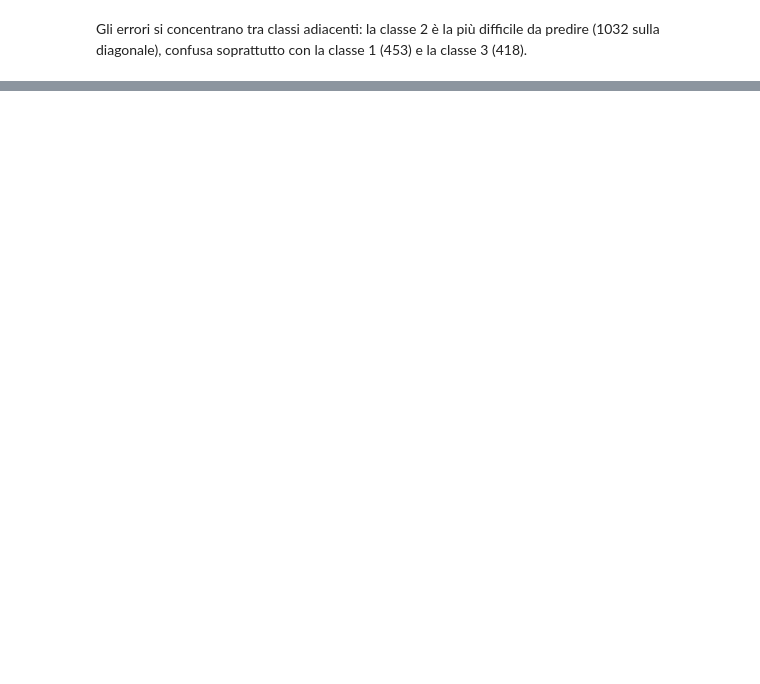
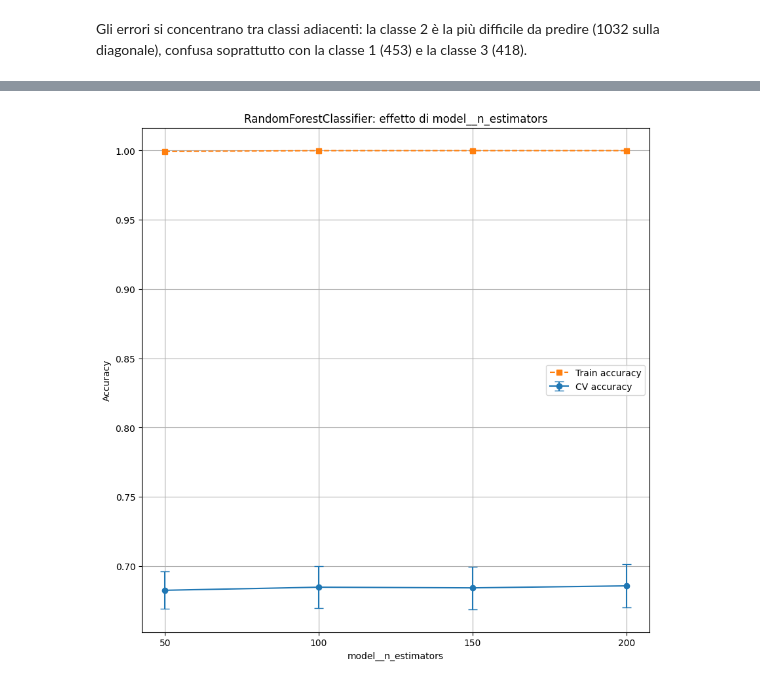
Before and after one commit to iamgiu/Introduzione-al-Data-Science, a Jupyter notebook: Progetto/S6537533_notebook.ipynb, the cells around one changed output, grey strips where cells are left out. Drawn from its saved outputs; the diff is of its cells as text; code cells hidden in the pictures; blank space fills up the shorter version.

```diff
--- a/Progetto/S6537533_notebook.ipynb
+++ b/Progetto/S6537533_notebook.ipynb
@@ -821,0 +842,20 @@ Gli errori si concentrano tra classi adiacenti: la classe 2 è la più difficile
+# %%
+forest_param_grid = {
+    "model__n_estimators": [50, 100, 150,200],
+    "model__max_depth": [5, 10, 15, 20, None],
+    "model__min_samples_leaf": [1, 5, 10]
+}
+
+forest_grid = GridSearchCV(
+    estimator=forest_pipeline,
+    param_grid=forest_param_grid,
+    cv=cv,
+    scoring="accuracy",
+    return_train_score=True
+)
+
+forest_grid.fit(X, y)
+
+print("Migliori parametri RandomForestClassifier:")
+print(forest_grid.best_params_)
+print("Miglior accuracy media in CV:", forest_grid.best_score_)
@@ -821,0 +883,34 @@ Gli errori si concentrano tra classi adiacenti: la classe 2 è la più difficile
+# %%
+forest_results = forest_grid.cv_results_
+
+depths = forest_param_grid["model__n_estimators"]
+depth_labels = [str(d) for d in depths]
+
+means_test = []
+means_train = []
+stds = []
+
+for depth in depths:
+    for p, mean_test, mean_train, std in zip(
+        forest_results["params"],
+        forest_results["mean_test_score"],
+        forest_results["mean_train_score"],
+        forest_results["std_test_score"],
+    ):
+        if p["model__n_estimators"] == depth and p["model__max_depth"] == 20 and p["model__min_samples_leaf"] == 1:
+            means_test.append(mean_test)
+            means_train.append(mean_train)
+            stds.append(std)
+            break
+
+plt.figure(figsize=(10, 10))
+plt.errorbar(depth_labels, means_test, yerr=stds, marker="o", capsize=5, label="CV accuracy")
+plt.plot(depth_labels, means_train, marker="s", linestyle="--", label="Train accuracy")
+plt.xlabel("model__n_estimators")
+plt.ylabel("Accuracy")
+plt.title("RandomForestClassifier: effetto di model__n_estimators")
+plt.legend()
+plt.grid(True)
+plt.show()
+# %% [output]
+[figure, added]
```
Also changed, not shown: parts of 17 cells of this notebook.
